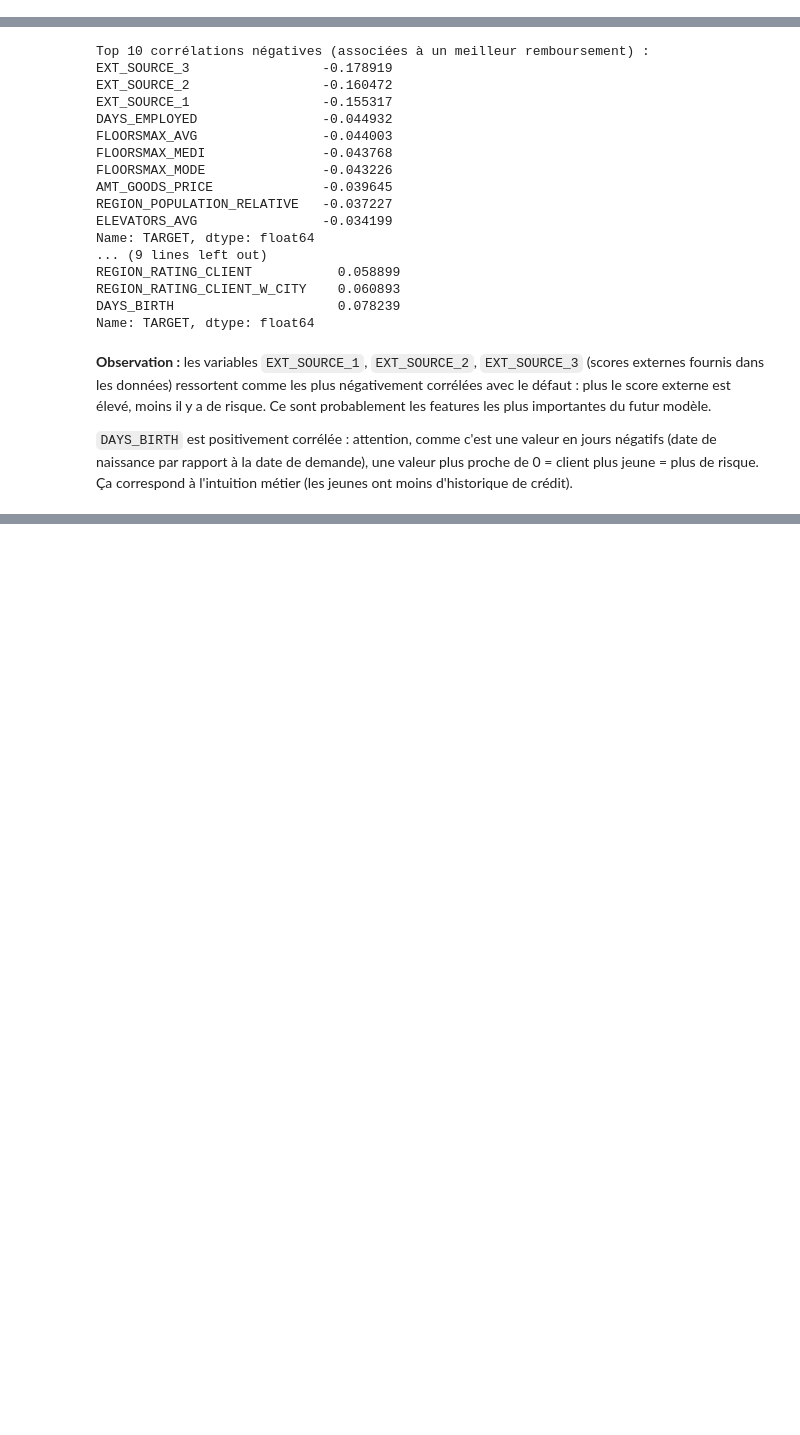
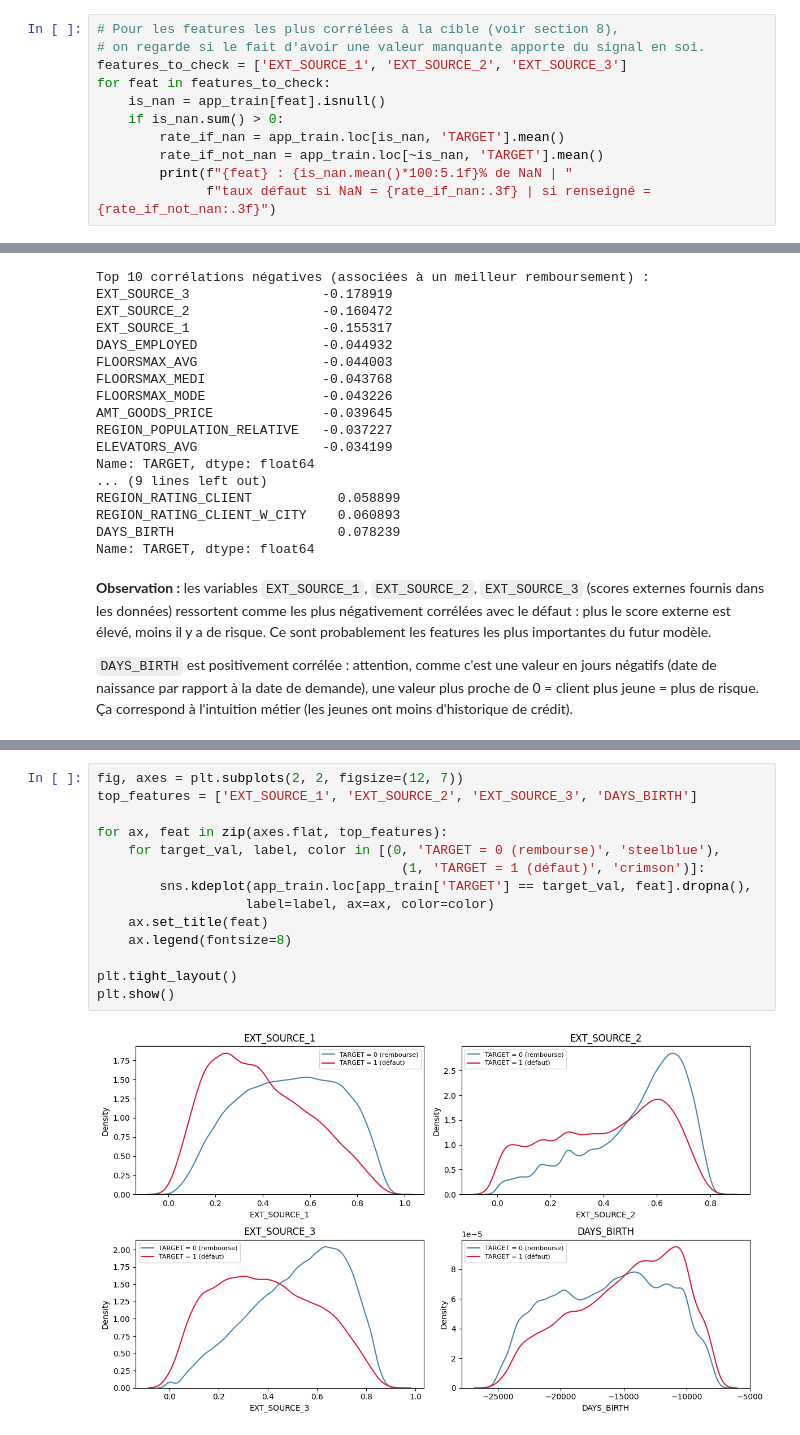
Before and after one commit to G-Hostin/credit_scoring, a Jupyter notebook: notebooks/01_eda.ipynb, the cells around one changed output, grey strips where cells are left out. Drawn from its saved outputs; the diff is of its cells as text; blank space fills up the shorter version.

```diff
--- a/notebooks/01_eda.ipynb
+++ b/notebooks/01_eda.ipynb
@@ -138,0 +136,11 @@ plt.show()
+# %%
+# Pour les features les plus corrélées à la cible (voir section 8),
+# on regarde si le fait d'avoir une valeur manquante apporte du signal en soi.
+features_to_check = ['EXT_SOURCE_1', 'EXT_SOURCE_2', 'EXT_SOURCE_3']
+for feat in features_to_check:
+    is_nan = app_train[feat].isnull()
+    if is_nan.sum() > 0:
+        rate_if_nan = app_train.loc[is_nan, 'TARGET'].mean()
+        rate_if_not_nan = app_train.loc[~is_nan, 'TARGET'].mean()
+        print(f"{feat} : {is_nan.mean()*100:5.1f}% de NaN | "
+              f"taux défaut si NaN = {rate_if_nan:.3f} | si renseigné = {rate_if_not_nan:.3f}")
@@ -290,0 +314,16 @@ Name: TARGET, dtype: float64
+# %%
+fig, axes = plt.subplots(2, 2, figsize=(12, 7))
+top_features = ['EXT_SOURCE_1', 'EXT_SOURCE_2', 'EXT_SOURCE_3', 'DAYS_BIRTH']
+
+for ax, feat in zip(axes.flat, top_features):
+    for target_val, label, color in [(0, 'TARGET = 0 (rembourse)', 'steelblue'),
+                                       (1, 'TARGET = 1 (défaut)', 'crimson')]:
+        sns.kdeplot(app_train.loc[app_train['TARGET'] == target_val, feat].dropna(),
+                   label=label, ax=ax, color=color)
+    ax.set_title(feat)
+    ax.legend(fontsize=8)
+
+plt.tight_layout()
+plt.show()
+# %% [output]
+[figure, added]
```
Also changed, not shown: parts of 10 cells of this notebook, 3 other files.
